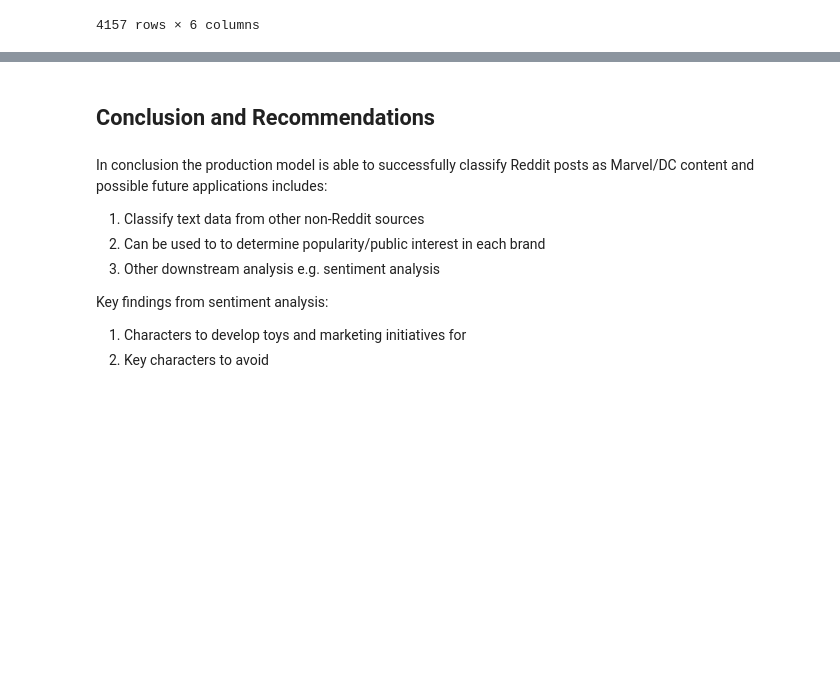
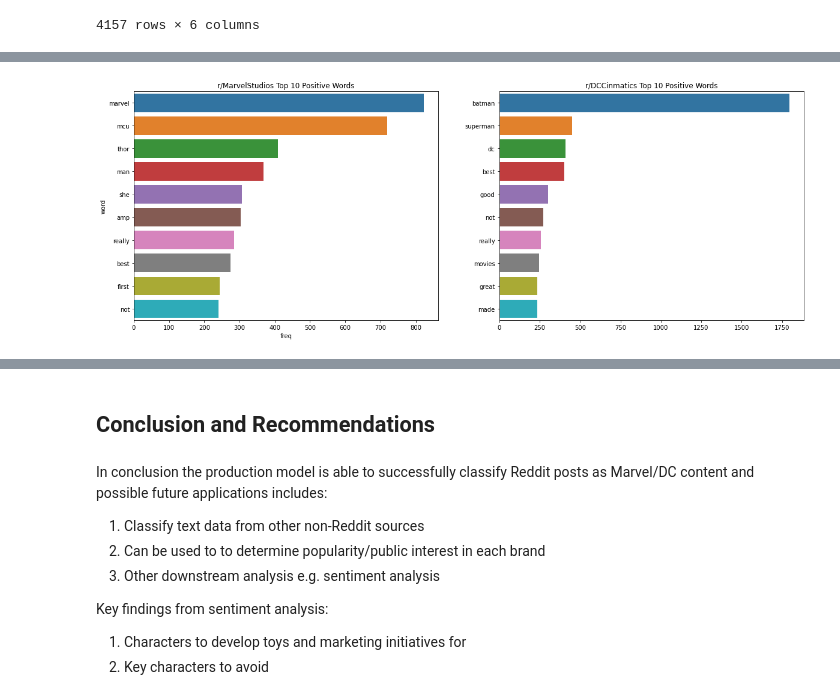
Before and after one commit to LiyanaNormal/General_Assembly_DSI_29, a Jupyter notebook: Classification_SA_on_DCandMarvelSubreddit/Classification_Model_Analysis_P3_to_submit.ipynb, the cells around one changed output, grey strips where cells are left out. Cells and saved outputs as stored; diff of their text form; code cells hidden in the pictures; blank space fills up the shorter version.

```diff
--- a/Classification_SA_on_DCandMarvelSubreddit/Classification_Model_Analysis_P3_to_submit.ipynb
+++ b/Classification_SA_on_DCandMarvelSubreddit/Classification_Model_Analysis_P3_to_submit.ipynb
@@ -693,3 +693,45 @@ positive.drop(columns='Unnamed: 0')
 | 20092 | 0 | Is the Watchmen show worth watchi... | watchman worth watching finished ... | watchmen worth watch finish not l... | POS | 0.814507 |
 | 20095 | 0 | I love the meta verse presentatio... | meta verse presentation meta vers... | meta vers present meta vers present | POS | 0.991297 |
 4157 rows × 6 columns
+# %%
+# Determining the stopwords list
+stop_words = stopwords.words('english')
+extra_words = ['like', 'would', 'think', 'removed', 'movie', 'see', 'one' 'film',
+               'know', 'one', 'could', 'love', 'new', 'film', 'show', 'poll', 'https'
+               ,'www', 'reddit', 'com', 'live', 'action', 'scene']
+#excl_words = ['she', 'not']
+stop_words.extend(extra_words)
+stop_words.remove('she')
+stop_words.remove('not')
+# %%
+# Creating plots for the tokenizing for the eda
+def plot_top_tokens(df0, df1, col, n, n_gram_range, title0, title1, palette='tab10'):
+    def get_top_n_tokens(corpus, n=n, k=n_gram_range):
+        vec = CountVectorizer(ngram_range=(k,k), stop_words = stop_words).fit(corpus)
+        bag_of_words = vec.transform(corpus)
+        sum_words = bag_of_words.sum(axis=0)
+        words_freq = [(word, sum_words[0, idx]) for word, idx in vec.vocabulary_.items()]
+        words_freq =sorted(words_freq, key = lambda x: x[1], reverse=True)
+        return words_freq[:n]
+
+    temp_df0 = pd.DataFrame(data=get_top_n_tokens(df0[col], n), columns=['word','freq'])
+    temp_df1 = pd.DataFrame(data=get_top_n_tokens(df1[col], n), columns=['word','freq'])
+    #plt.figure(figsize=(10,6))
+    fig, axs = plt.subplots(1, 2, figsize=(20,7))
+    axs[0].title.set_text(title0)
+    axs[1].title.set_text(title1)
+    # axs[0].yaxis.tick_right()
+    #sns.barplot(data = get_top_n_tokens(df0[col], n), columns=['word','freq'],ax = axs[0])
+    #sns.barplot(data = get_top_n_tokens(df1[col], n), columns=['word','freq'],ax = axs[1])
+
+    sns.barplot(data=temp_df0, y='word', x='freq', palette=palette, ax= axs[0])
+    sns.barplot(data=temp_df1, y='word', x='freq', palette=palette, ax= axs[1])
+    plt.ylabel('')
+    plt.xlabel('')
+    #plt.title(title, fontsize=18)
+# %%
+pos_ma = sa_df[(sa_df['label']=='POS')&(sa_df['is_marvelstudios']==1)]
+pos_dc = sa_df[(sa_df['label']=='POS')&(sa_df['is_marvelstudios']==0)]
+neg_ma = sa_df[(sa_df['label']=='NEG')&(sa_df['is_marvelstudios']==1)]
+neg_dc = sa_df[(sa_df['label']=='NEG')&(sa_df['is_marvelstudios']==0)]
+neg_dc
@@ -695,0 +752,4 @@ positive.drop(columns='Unnamed: 0')
+# %%
+plot_top_tokens(pos_ma, pos_dc, 'post', 10, 1, 'r/MarvelStudios Top 10 Positive Words', 'r/DCCinmatics Top 10 Positive Words')
+# %% [output]
+[figure, added]
```
Also changed, not shown: parts of 5 cells of this notebook.
